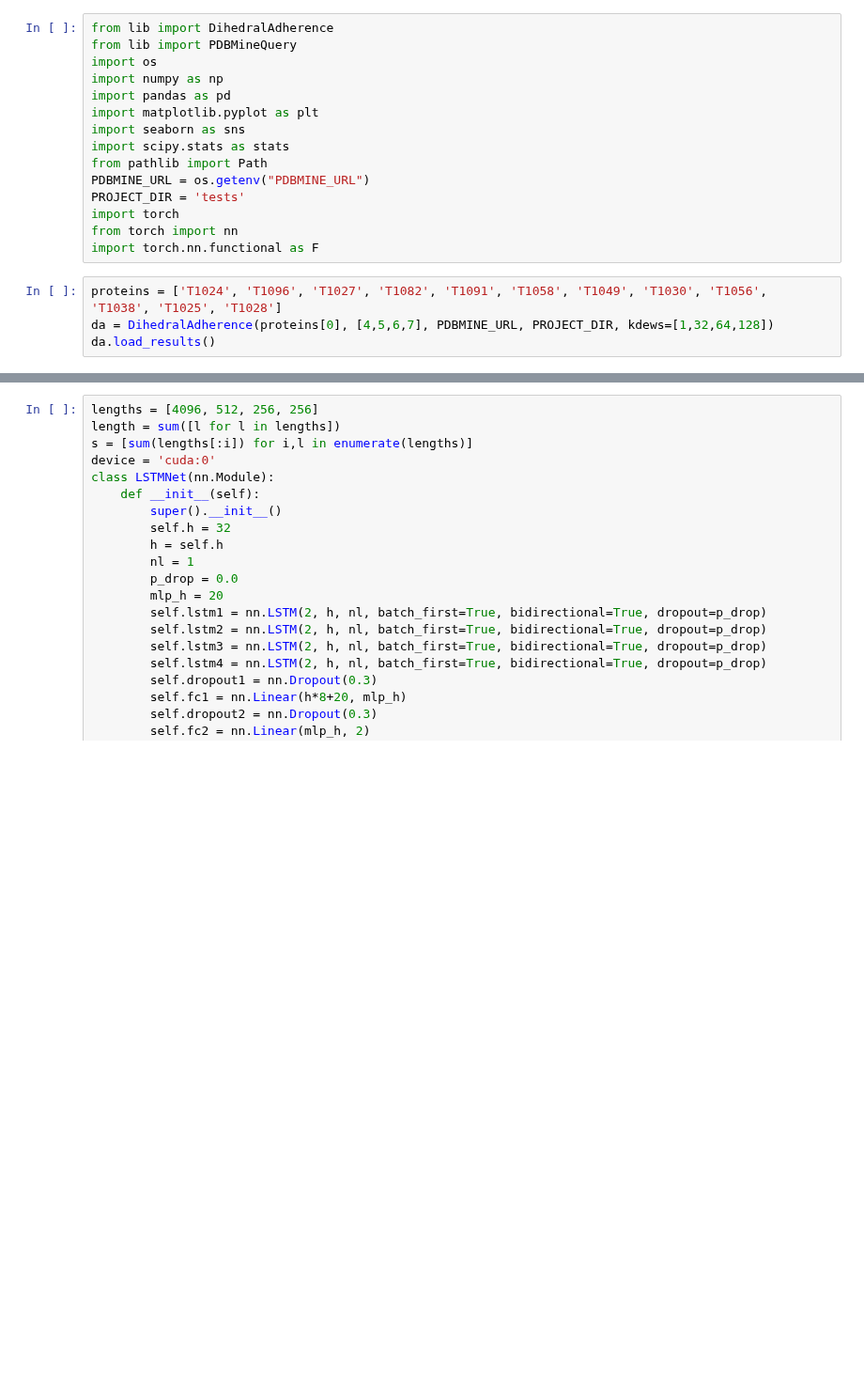
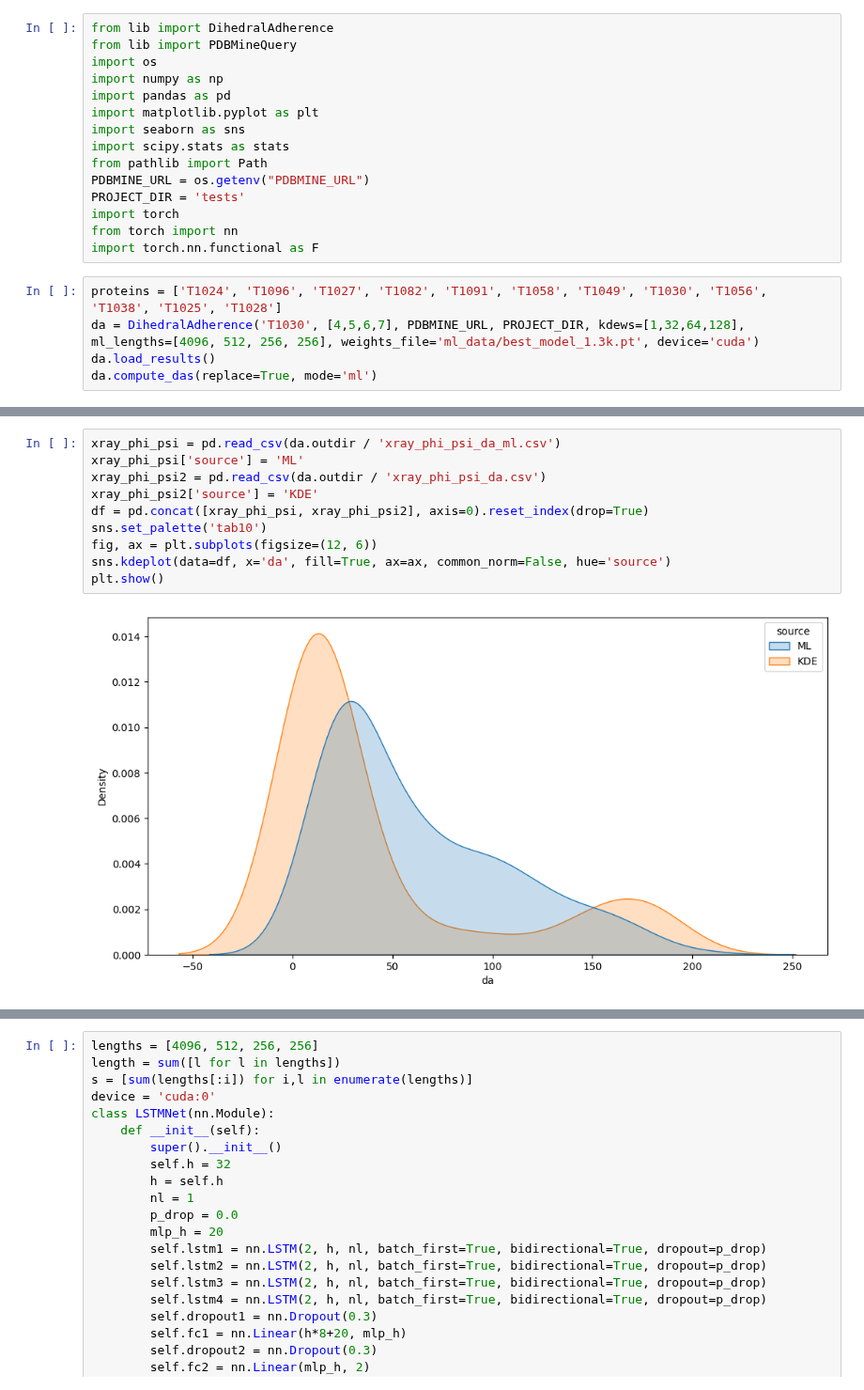
Before and after one commit to Musa-Azeem/protein-dihedral-visualization, a Jupyter notebook: da_ml.ipynb, the cells around one changed output, grey strips where cells are left out. Shown at 94% size. Cells and saved outputs as stored; diff of their text form; blank space fills up the shorter version.

```diff
--- a/da_ml.ipynb
+++ b/da_ml.ipynb
@@ -18,7 +18,8 @@ from torch import nn
 import torch.nn.functional as F
 # %%
 proteins = ['T1024', 'T1096', 'T1027', 'T1082', 'T1091', 'T1058', 'T1049', 'T1030', 'T1056', 'T1038', 'T1025', 'T1028']
-da = DihedralAdherence(proteins[0], [4,5,6,7], PDBMINE_URL, PROJECT_DIR, kdews=[1,32,64,128])
+da = DihedralAdherence('T1030', [4,5,6,7], PDBMINE_URL, PROJECT_DIR, kdews=[1,32,64,128], ml_lengths=[4096, 512, 256, 256], weights_file='ml_data/best_model_1.3k.pt', device='cuda')
 da.load_results()
+da.compute_das(replace=True, mode='ml')
 # %% [output]
 Results already exist
@@ -26,0 +42,12 @@ Structure exists: 'pdb/pdb6t1z.ent'
+# %%
+xray_phi_psi = pd.read_csv(da.outdir / 'xray_phi_psi_da_ml.csv')
+xray_phi_psi['source'] = 'ML'
+xray_phi_psi2 = pd.read_csv(da.outdir / 'xray_phi_psi_da.csv')
+xray_phi_psi2['source'] = 'KDE'
+df = pd.concat([xray_phi_psi, xray_phi_psi2], axis=0).reset_index(drop=True)
+sns.set_palette('tab10')
+fig, ax = plt.subplots(figsize=(12, 6))
+sns.kdeplot(data=df, x='da', fill=True, ax=ax, common_norm=False, hue='source')
+plt.show()
+# %% [output]
+[figure, added]
```
Also changed, not shown: parts of 4 cells of this notebook, 7 other files.
